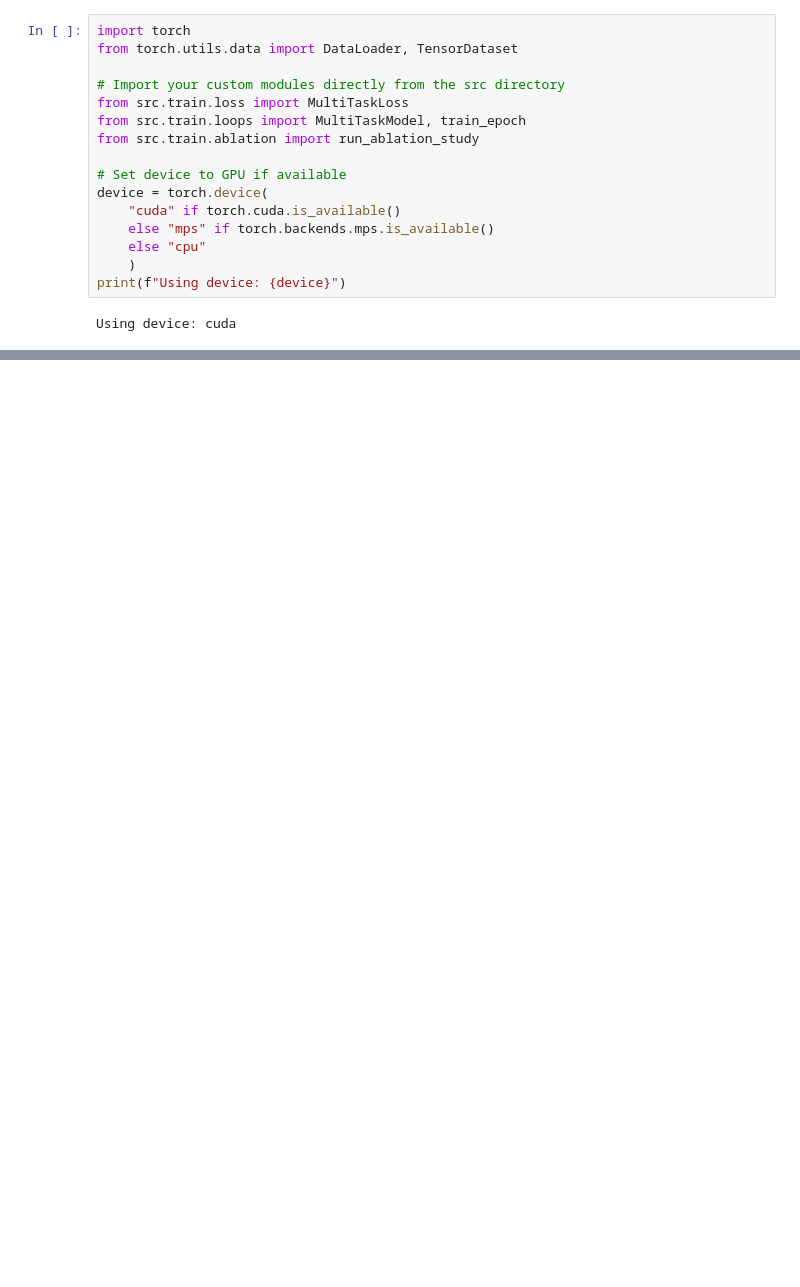
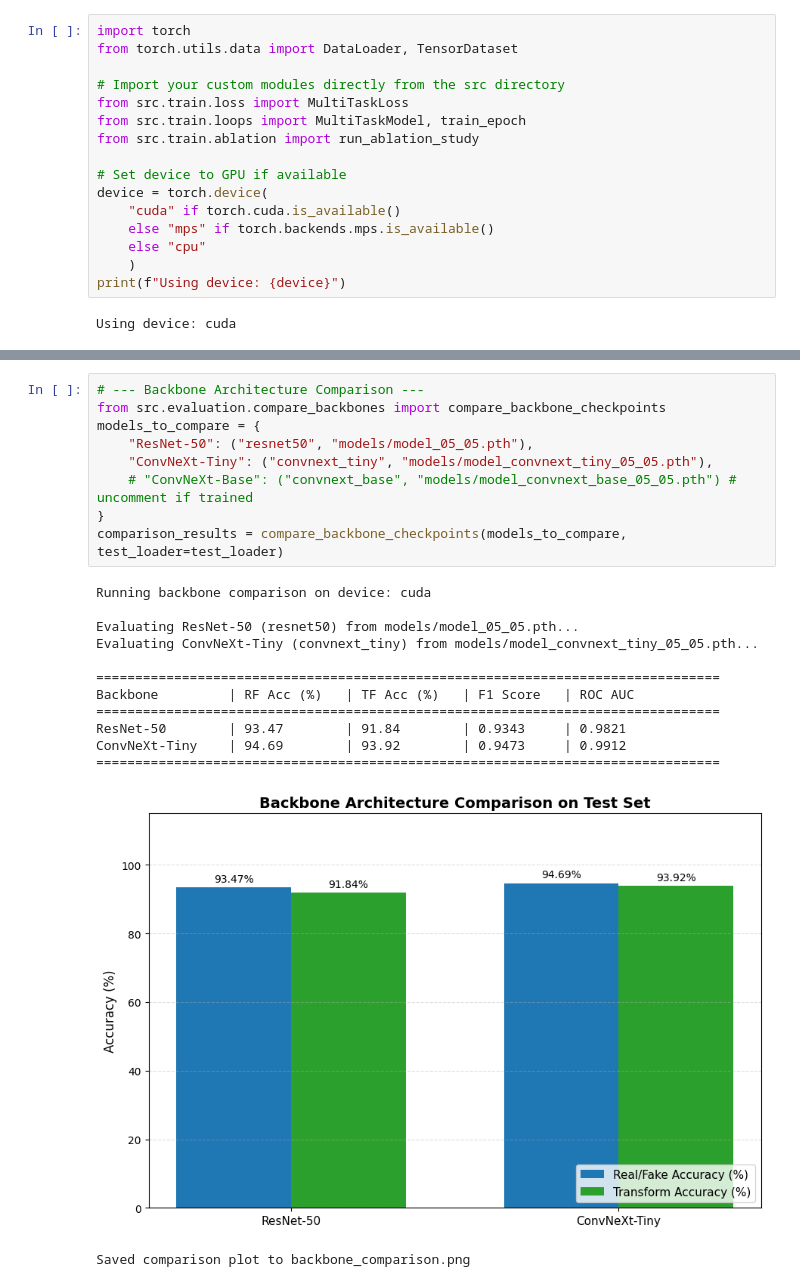
Before and after one commit to francescoinnocenzi/DeepFakeDetection, a Jupyter notebook: main.ipynb, the cells around one changed output, grey strips where cells are left out. Saved outputs shown, nothing was run; the diff lists cells and outputs as text; blank space fills up the shorter version.

Commit message:
ConvNext added + fix early stopping

```diff
--- a/main.ipynb
+++ b/main.ipynb
@@ -191 +209,24 @@ Grading uncertainty...
 Saved: ablation_study.png
+# %%
+# --- Backbone Architecture Comparison ---
+from src.evaluation.compare_backbones import compare_backbone_checkpoints
+models_to_compare = {
+    "ResNet-50": ("resnet50", "models/model_05_05.pth"),
+    "ConvNeXt-Tiny": ("convnext_tiny", "models/model_convnext_tiny_05_05.pth"),
+    # "ConvNeXt-Base": ("convnext_base", "models/model_convnext_base_05_05.pth") # uncomment if trained
+}
+comparison_results = compare_backbone_checkpoints(models_to_compare, test_loader=test_loader)
+# %% [output]
+Running backbone comparison on device: cuda
+
+Evaluating ResNet-50 (resnet50) from models/model_05_05.pth...
+Evaluating ConvNeXt-Tiny (convnext_tiny) from models/model_convnext_tiny_05_05.pth...
+
+================================================================================
+Backbone         | RF Acc (%)   | TF Acc (%)   | F1 Score   | ROC AUC
+================================================================================
+ResNet-50        | 93.47        | 91.84        | 0.9343     | 0.9821
+ConvNeXt-Tiny    | 94.69        | 93.92        | 0.9473     | 0.9912
+================================================================================
+[figure, added]
+Saved comparison plot to backbone_comparison.png
```
Also changed, not shown: parts of 4 cells of this notebook, 6 other files.
